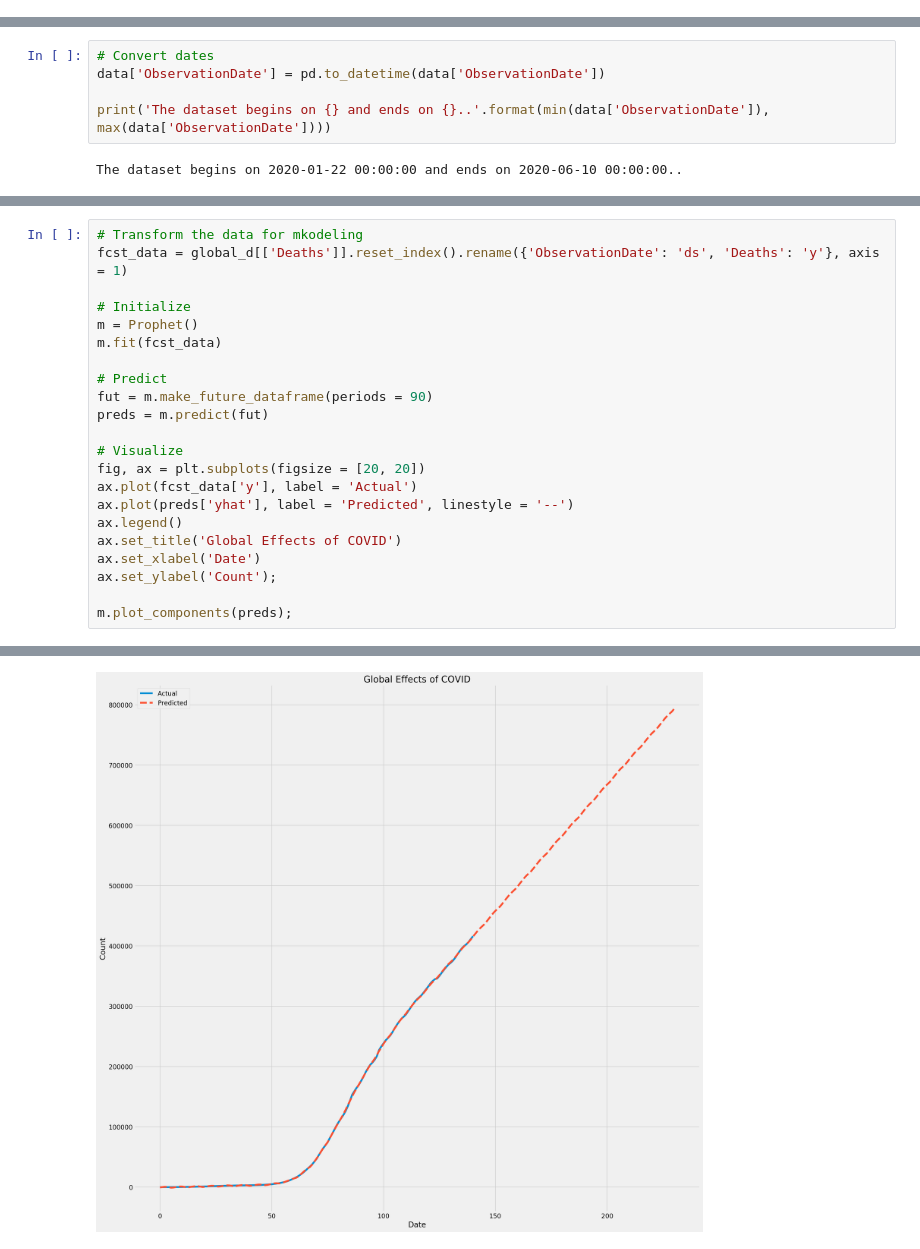
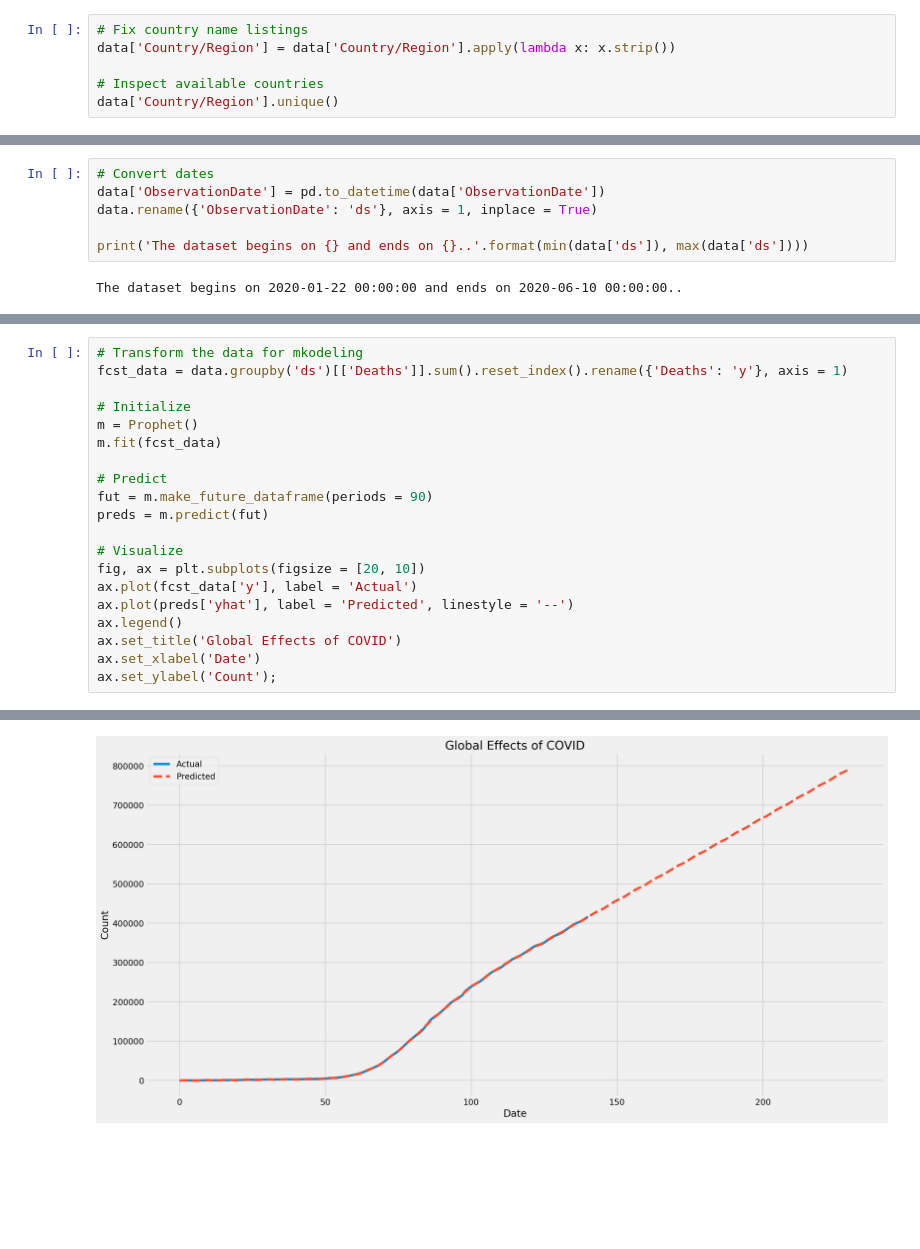
Before and after one commit to datadoctor100/kaggle, a Jupyter notebook: covidfcst.ipynb, the cells around one changed output, grey strips where cells are left out. Drawn from its saved outputs; the diff is of its cells as text; blank space fills up the shorter version.

```diff
--- a/covidfcst.ipynb
+++ b/covidfcst.ipynb
@@ -31,3 +92,9 @@ Confirmed          float64
 Deaths             float64
 Recovered          float64
 dtype: object
+# %%
+# Fix country name listings
+data['Country/Region'] = data['Country/Region'].apply(lambda x: x.strip())
+
+# Inspect available countries
+data['Country/Region'].unique()
@@ -34,7 +119,8 @@ dtype: object
 # %%
 # Convert dates
 data['ObservationDate'] = pd.to_datetime(data['ObservationDate'])
+data.rename({'ObservationDate': 'ds'}, axis = 1, inplace = True)
 
-print('The dataset begins on {} and ends on {}..'.format(min(data['ObservationDate']), max(data['ObservationDate'])))
+print('The dataset begins on {} and ends on {}..'.format(min(data['ds']), max(data['ds'])))
 # %% [output]
 The dataset begins on 2020-01-22 00:00:00 and ends on 2020-06-10 00:00:00..
@@ -76,26 +141,24 @@ ax.legend()
 # %%
 # Transform the data for mkodeling
-fcst_data = global_d[['Deaths']].reset_index().rename({'ObservationDate': 'ds', 'Deaths': 'y'}, axis = 1)
+fcst_data = data.groupby('ds')[['Deaths']].sum().reset_index().rename({'Deaths': 'y'}, axis = 1)
 
 # Initialize
 m = Prophet()
 m.fit(fcst_data)
 
 # Predict
 fut = m.make_future_dataframe(periods = 90)
 preds = m.predict(fut)
 
 # Visualize
-fig, ax = plt.subplots(figsize = [20, 20])
+fig, ax = plt.subplots(figsize = [20, 10])
 ax.plot(fcst_data['y'], label = 'Actual')
 ax.plot(preds['yhat'], label = 'Predicted', linestyle = '--')
 ax.legend()
 ax.set_title('Global Effects of COVID')
 ax.set_xlabel('Date')
 ax.set_ylabel('Count');
-
-m.plot_components(preds);
 # %% [output]
 INFO:fbprophet:Disabling yearly seasonality. Run prophet with yearly_seasonality=True to override this.
 INFO:fbprophet:Disabling daily seasonality. Run prophet with daily_seasonality=True to override this.
-[figure, old version]
+[figure, new version]
```
Also changed, not shown: parts of 26 cells of this notebook.
